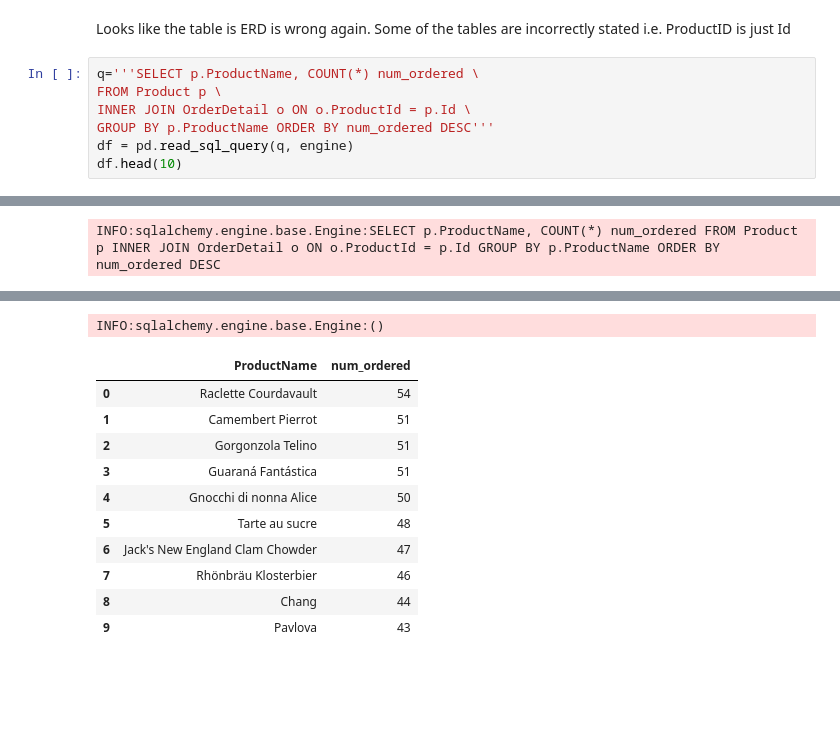
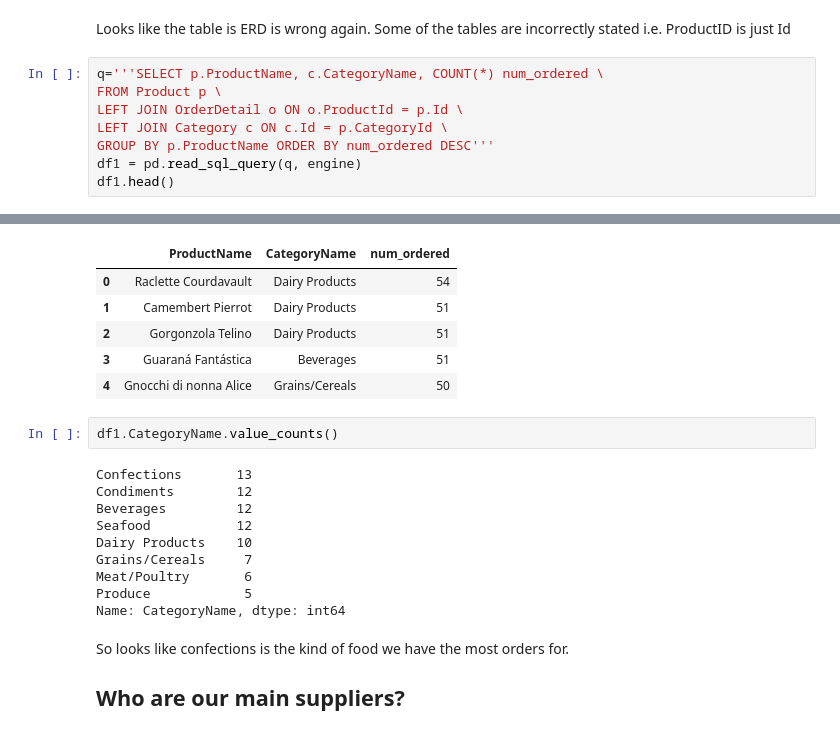
Before and after one commit to Socjon/dsc-2-final-project-online-ds-pt-100118, a Jupyter notebook: rough.ipynb, the cells around one changed output, grey strips where cells are left out. Drawn from its saved outputs; the diff is of its cells as text; blank space fills up the shorter version.

```diff
--- a/rough.ipynb
+++ b/rough.ipynb
@@ -214,10 +196,11 @@ None
 # %% [markdown]
 Looks like the table is ERD is wrong again. Some of the tables are incorrectly stated i.e. ProductID is just Id
 # %%
-q='''SELECT p.ProductName, COUNT(*) num_ordered \
+q='''SELECT p.ProductName, c.CategoryName, COUNT(*) num_ordered \
 FROM Product p \
-INNER JOIN OrderDetail o ON o.ProductId = p.Id \
+LEFT JOIN OrderDetail o ON o.ProductId = p.Id \
+LEFT JOIN Category c ON c.Id = p.CategoryId \
 GROUP BY p.ProductName ORDER BY num_ordered DESC'''
-df = pd.read_sql_query(q, engine)
-df.head(10)
+df1 = pd.read_sql_query(q, engine)
+df1.head()
 # %% [output]
@@ -225 +208,0 @@ df.head(10)
-INFO:sqlalchemy.engine.base.Engine:SELECT p.ProductName, COUNT(*) num_ordered FROM Product p INNER JOIN OrderDetail o ON o.ProductId = p.Id GROUP BY p.ProductName ORDER BY num_ordered DESC
@@ -227,12 +209,22 @@ INFO:sqlalchemy.engine.base.Engine:SELECT p.ProductName, COUNT(*) num_ordered FR
-INFO:sqlalchemy.engine.base.Engine:()
-|  | ProductName | num_ordered |
-| 0 | Raclette Courdavault | 54 |
-| 1 | Camembert Pierrot | 51 |
-| 2 | Gorgonzola Telino | 51 |
-| 3 | Guaraná Fantástica | 51 |
-| 4 | Gnocchi di nonna Alice | 50 |
-| 5 | Tarte au sucre | 48 |
-| 6 | Jack's New England Clam Chowder | 47 |
-| 7 | Rhönbräu Klosterbier | 46 |
-| 8 | Chang | 44 |
-| 9 | Pavlova | 43 |
+|  | ProductName | CategoryName | num_ordered |
+| 0 | Raclette Courdavault | Dairy Products | 54 |
+| 1 | Camembert Pierrot | Dairy Products | 51 |
+| 2 | Gorgonzola Telino | Dairy Products | 51 |
+| 3 | Guaraná Fantástica | Beverages | 51 |
+| 4 | Gnocchi di nonna Alice | Grains/Cereals | 50 |
+# %%
+df1.CategoryName.value_counts()
+# %% [output]
+Confections       13
+Condiments        12
+Beverages         12
+Seafood           12
+Dairy Products    10
+Grains/Cereals     7
+Meat/Poultry       6
+Produce            5
+Name: CategoryName, dtype: int64
+# %% [markdown]
+So looks like confections is the kind of food we have the most orders for.
+
+## Who are our main suppliers?
```
Also changed, not shown: parts of 23 cells of this notebook, 1 other file.
